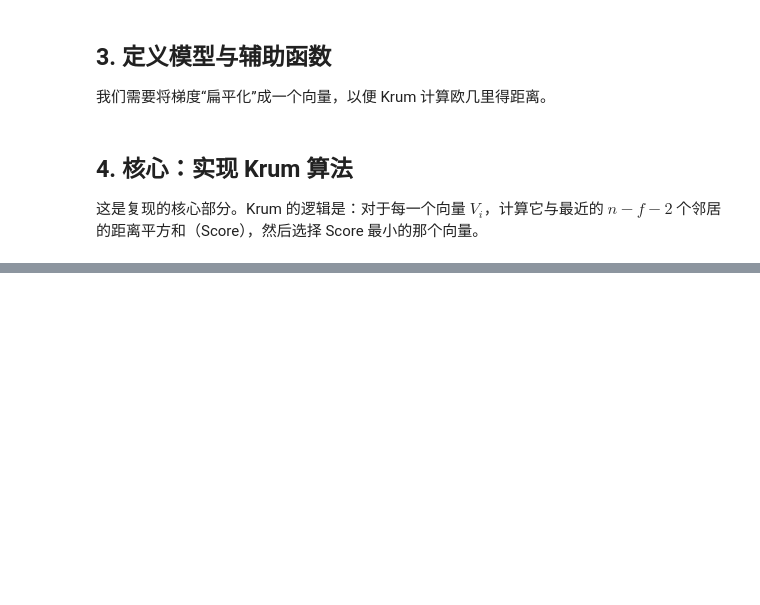
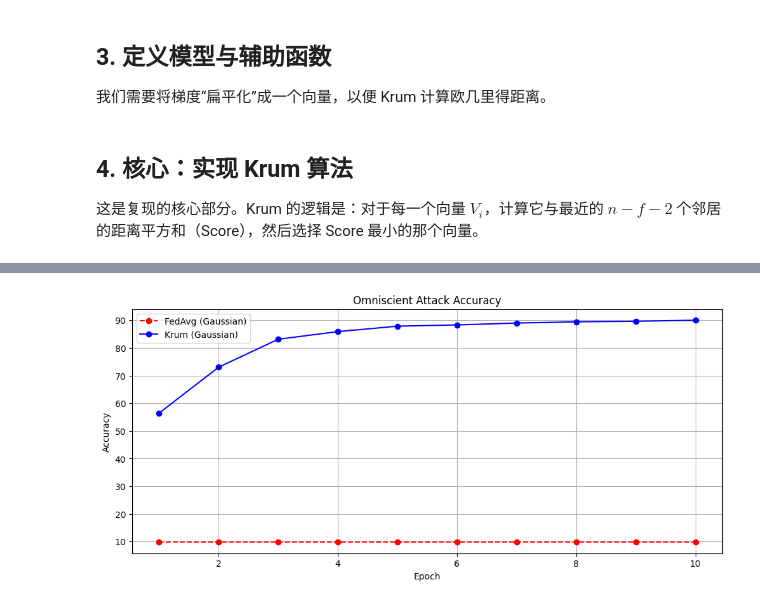
Before and after one commit to Forst25571765/Byzantine-Krum-MNIST, a Jupyter notebook: byzantine_krum_mnist.ipynb, the cells around one changed output, grey strips where cells are left out. Saved outputs shown, nothing was run; the diff lists cells and outputs as text; code cells hidden in the pictures; blank space fills up the shorter version.

```diff
--- a/byzantine_krum_mnist.ipynb
+++ b/byzantine_krum_mnist.ipynb
@@ -410,23 +409,10 @@ def train_distributed_standard(aggregation_method, attack_type="Omniscient", num
 # %%
 # 运行对比实验
 print("--- 实验 1: FedAvg (全知攻击) ---")
-loss_avg, acc_avg = train_distributed("Avg", attack_type="Omniscient", num_epochs=5, f=3)
+loss_avg, acc_avg = train_distributed("Avg", attack_type="Omniscient", num_epochs=10, f=3)
 
 print("\n--- 实验 2: Krum (全知攻击) ---")
-loss_krum, acc_krum = train_distributed("Krum", attack_type="Omniscient", num_epochs=5, f=3)
-
-# 简单的绘图对比
-plt.figure(figsize=(10, 5))
-plt.subplot(1, 2, 1)
-plt.plot(range(1, 6), acc_avg, 'r--o', label='FedAvg (Omniscient)')
-plt.plot(range(1, 6), acc_krum, 'b-o', label='Krum (Omniscient)')
-plt.title('Omniscient Attack Accuracy')
-plt.xlabel('Epoch')
-plt.ylabel('Accuracy')
-plt.legend()
-plt.grid(True)
-plt.savefig('omniscient_attack.png') # 保存图片
-plt.show()
+loss_krum, acc_krum = train_distributed("Krum", attack_type="Omniscient", num_epochs=10, f=3)
 # %% [output]
 --- 实验 1: FedAvg (全知攻击) ---
 开始训练: 聚合方法=Avg, 恶意节点数=3
@@ -447,2 +434,16 @@ Epoch 5: Loss=0.5328, Accuracy=87.69%
+# %%
+# 绘图对比
+plt.figure(figsize=(12, 5))
+epochs_range = range(1, len(acc_avg) + 1)
+plt.plot(epochs_range, acc_avg, 'r--o', label='FedAvg (Gaussian)')
+plt.plot(epochs_range, acc_krum, 'b-o', label='Krum (Gaussian)')
+plt.title('Omniscient Attack Accuracy')
+plt.xlabel('Epoch')
+plt.ylabel('Accuracy')
+plt.legend()
+plt.grid(True)
+plt.show()
+# %% [output]
+[figure, added]
 # %%
 print("\n--- 实验 3: FedAvg (高斯攻击) ---")
```
Also changed, not shown: parts of 14 cells of this notebook, 6 other files.
